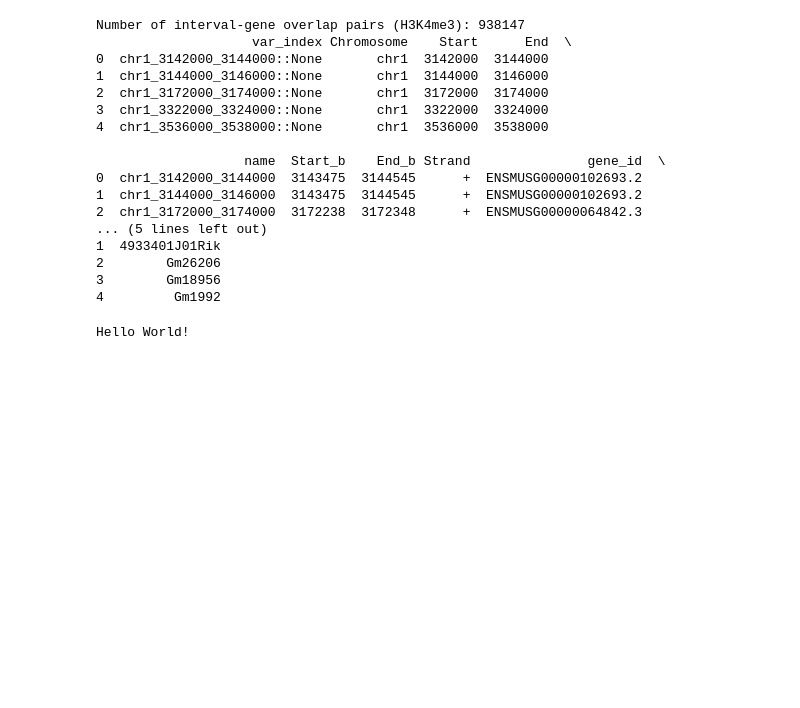
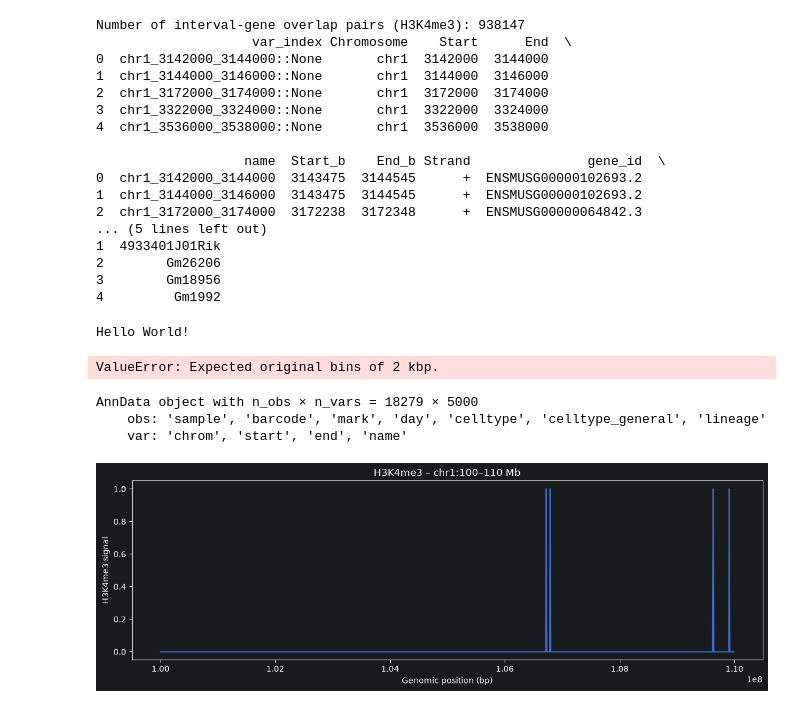
Before and after one commit to diher81/anndata2, a Jupyter notebook: main.ipynb, the cells around one changed output. Saved outputs shown, nothing was run; the diff lists cells and outputs as text; code cells hidden in the pictures; blank space fills up the shorter version.

Commit message:
zoom out on a specific region

```diff
--- a/main.ipynb
+++ b/main.ipynb
@@ -235,0 +335,75 @@ Hello World!
+# %%
+# 4 kbp
+adata_4kb = aggregate_genomic_bins(adata_H3K4me3, 4000)
+
+# 10 kbp
+adata_10kb = aggregate_genomic_bins(adata_H3K4me3, 10000)
+
+# 50 kbp
+adata_50kb = aggregate_genomic_bins(adata_H3K4me3, 50000)
+
+# 100 kbp
+adata_100kb = aggregate_genomic_bins(adata_H3K4me3, 100000)
+# %% [output]
+ValueError: Expected original bins of 2 kbp.
+# %%
+def subset_genomic_region(
+    adata,
+    chrom,
+    start,
+    end,
+):
+    mask = (
+        (adata.var["chrom"] == chrom)
+        & (adata.var["start"] < end)
+        & (adata.var["end"] > start)
+    )
+
+    return adata[:, mask].copy()
+
+
+adata_region = subset_genomic_region(
+    adata_H3K4me3,
+    chrom="chr1",
+    start=100_000_000,
+    end=110_000_000
+)
+
+print(adata_region)
+# %% [output]
+AnnData object with n_obs × n_vars = 18279 × 5000
+    obs: 'sample', 'barcode', 'mark', 'day', 'celltype', 'celltype_general', 'lineage'
+    var: 'chrom', 'start', 'end', 'name'
+# %%
+adata_region_4kb = aggregate_genomic_bins(
+    adata_region,
+    target_bin_size=4000
+)
+
+adata_region_10kb = aggregate_genomic_bins(
+    adata_region,
+    target_bin_size=10000
+)
+# %%
+import matplotlib.pyplot as plt
+
+cell_idx = 0
+
+signal = adata_region_10kb.X[cell_idx, :]
+
+if hasattr(signal, "toarray"):
+    signal = signal.toarray().ravel()
+
+plt.figure(figsize=(14, 4))
+
+plt.plot(
+    adata_region_10kb.var["start"],
+    signal
+)
+
+plt.xlabel("Genomic position (bp)")
+plt.ylabel("H3K4me3 signal")
+plt.title("H3K4me3 – chr1:100–110 Mb")
+plt.show()
+# %% [output]
+[figure, added]
```
Also changed, not shown: parts of 2 cells of this notebook.
